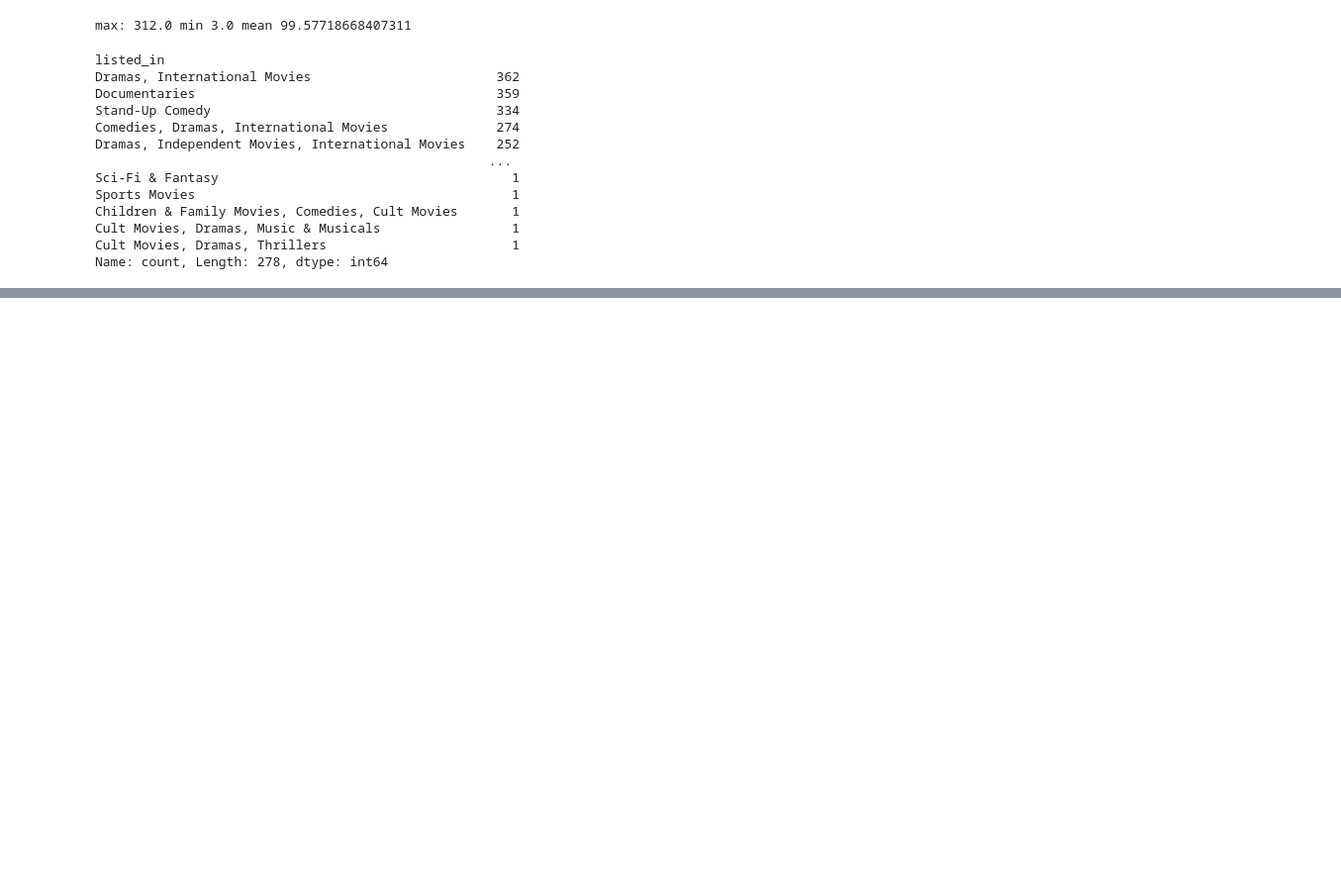
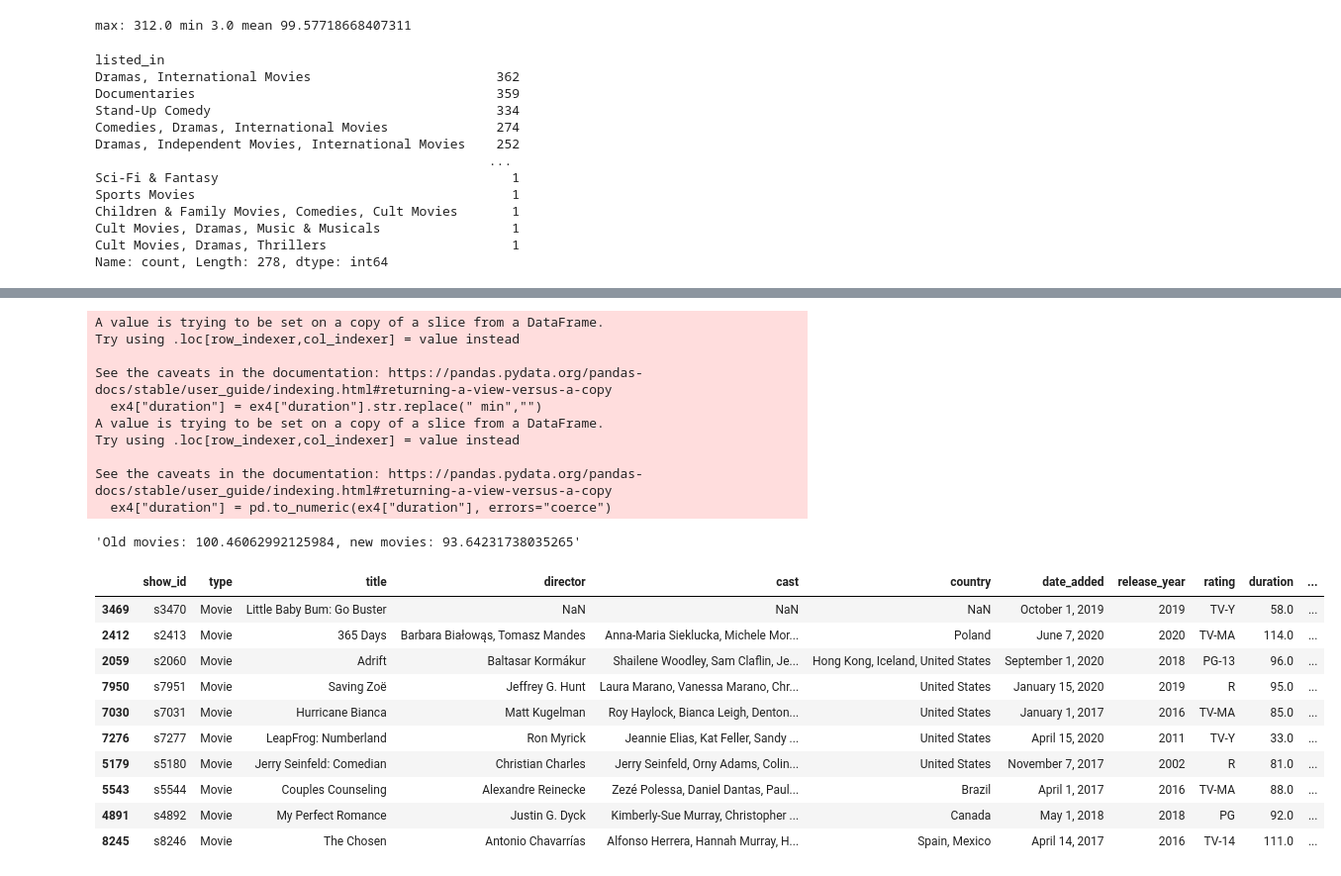
Before and after one commit to TBarnes25/data-science-portfolio, a Jupyter notebook: NetflixTrends/main.ipynb, the cells around one changed output, grey strips where cells are left out. Shown at 99% size. Drawn from its saved outputs; the diff is of its cells as text; code cells hidden in the pictures; blank space fills up the shorter version.

```diff
--- a/NetflixTrends/main.ipynb
+++ b/NetflixTrends/main.ipynb
@@ -86,0 +374,42 @@ Name: count, dtype: int64
+# %%
+#Compare the average duration of older vs newer content
+# Define old vs new
+#Split into two different groups and find average
+
+ex4 = df
+ex4 = ex4[ex4["type"]=="Movie"]
+#display(ex4.head(3))
+ex4["duration"] = ex4["duration"].str.replace(" min","")
+#display(ex4.head(3))
+ex4["duration"] = pd.to_numeric(ex4["duration"], errors="coerce")
+#display(ex4.head(3))
+oldMovies = ex4[ex4["release_year"]<2020]
+newMovies = ex4[ex4["release_year"]>=2020]
+oMAverage = oldMovies["duration"].mean()
+nMAverage = newMovies["duration"].mean()
+
+display(f"Old movies: {oMAverage}, new movies: {nMAverage}")
+display(ex4.sample(10))
+# %% [output]
+A value is trying to be set on a copy of a slice from a DataFrame.
+Try using .loc[row_indexer,col_indexer] = value instead
+
+See the caveats in the documentation: https://pandas.pydata.org/pandas-docs/stable/user_guide/indexing.html#returning-a-view-versus-a-copy
+  ex4["duration"] = ex4["duration"].str.replace(" min","")
+A value is trying to be set on a copy of a slice from a DataFrame.
+Try using .loc[row_indexer,col_indexer] = value instead
+
+See the caveats in the documentation: https://pandas.pydata.org/pandas-docs/stable/user_guide/indexing.html#returning-a-view-versus-a-copy
+  ex4["duration"] = pd.to_numeric(ex4["duration"], errors="coerce")
+'Old movies: 100.46062992125984, new movies: 93.64231738035265'
+|  | show_id | type | title | director | cast | country | date_added | release_year | rating | duration | ... |
+| 3469 | s3470 | Movie | Little Baby Bum: Go Buster | NaN | NaN | NaN | October 1, 2019 | 2019 | TV-Y | 58.0 | ... |
+| 2412 | s2413 | Movie | 365 Days | Barbara Białowąs, Tomasz Mandes | Anna-Maria Sieklucka, Michele Mor... | Poland | June 7, 2020 | 2020 | TV-MA | 114.0 | ... |
+| 2059 | s2060 | Movie | Adrift | Baltasar Kormákur | Shailene Woodley, Sam Claflin, Je... | Hong Kong, Iceland, United States | September 1, 2020 | 2018 | PG-13 | 96.0 | ... |
+| 7950 | s7951 | Movie | Saving Zoë | Jeffrey G. Hunt | Laura Marano, Vanessa Marano, Chr... | United States | January 15, 2020 | 2019 | R | 95.0 | ... |
+| 7030 | s7031 | Movie | Hurricane Bianca | Matt Kugelman | Roy Haylock, Bianca Leigh, Denton... | United States | January 1, 2017 | 2016 | TV-MA | 85.0 | ... |
+| 7276 | s7277 | Movie | LeapFrog: Numberland | Ron Myrick | Jeannie Elias, Kat Feller, Sandy ... | United States | April 15, 2020 | 2011 | TV-Y | 33.0 | ... |
+| 5179 | s5180 | Movie | Jerry Seinfeld: Comedian | Christian Charles | Jerry Seinfeld, Orny Adams, Colin... | United States | November 7, 2017 | 2002 | R | 81.0 | ... |
+| 5543 | s5544 | Movie | Couples Counseling | Alexandre Reinecke | Zezé Polessa, Daniel Dantas, Paul... | Brazil | April 1, 2017 | 2016 | TV-MA | 88.0 | ... |
+| 4891 | s4892 | Movie | My Perfect Romance | Justin G. Dyck | Kimberly-Sue Murray, Christopher ... | Canada | May 1, 2018 | 2018 | PG | 92.0 | ... |
+| 8245 | s8246 | Movie | The Chosen | Antonio Chavarrías | Alfonso Herrera, Hannah Murray, H... | Spain, Mexico | April 14, 2017 | 2016 | TV-14 | 111.0 | ... |
```
Also changed, not shown: parts of 20 cells of this notebook.
